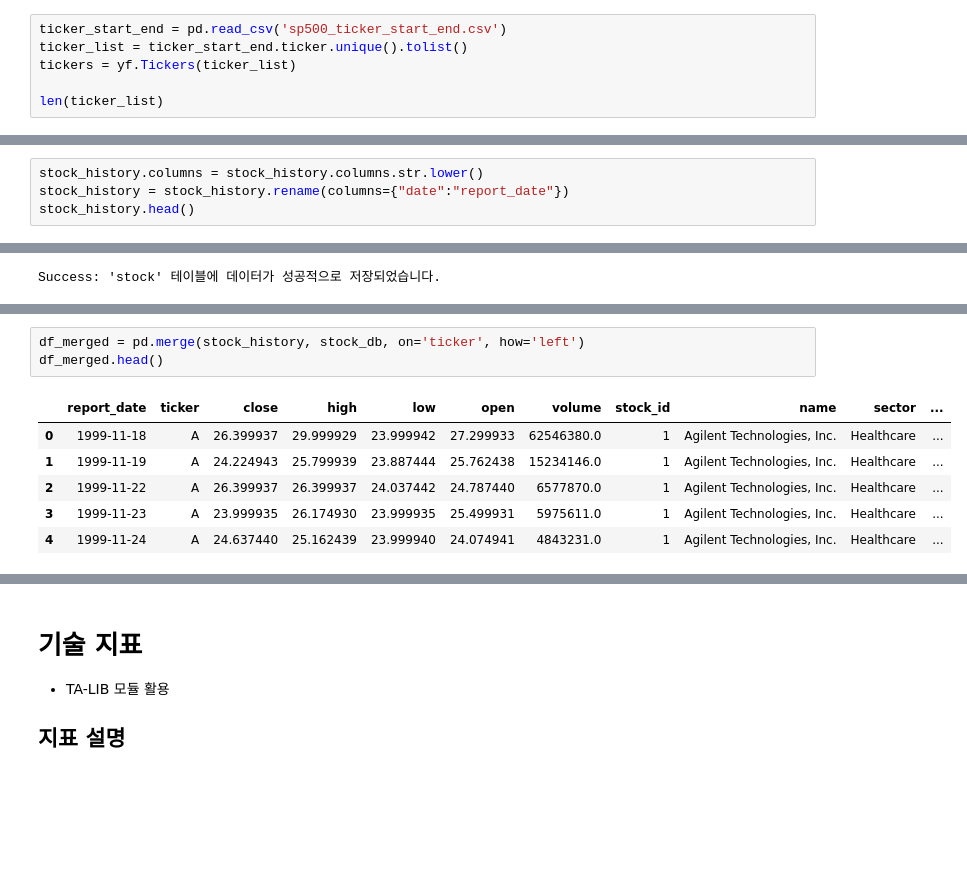
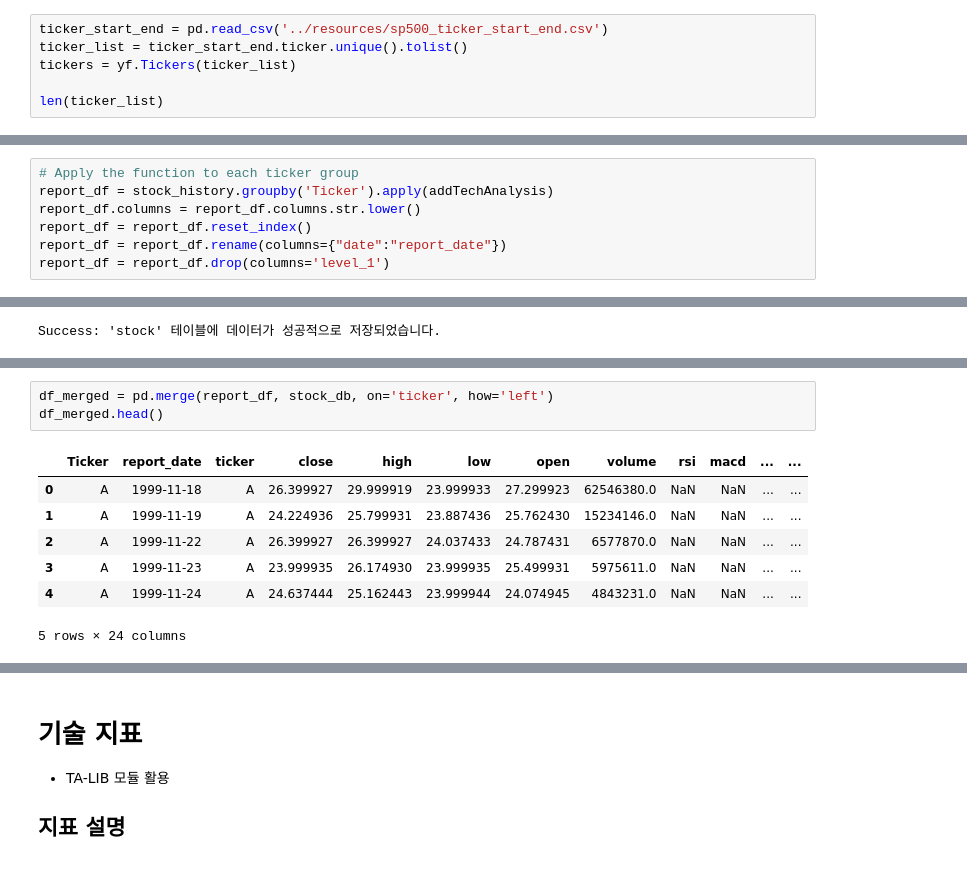
Before and after one commit to SHDS-ESC/StockSimulator-Data, a Jupyter notebook: ipynb/yfinance.ipynb, the cells around one changed output, grey strips where cells are left out. Cells and saved outputs as stored; diff of their text form; blank space fills up the shorter version.

```diff
--- a/ipynb/yfinance.ipynb
+++ b/ipynb/yfinance.ipynb
@@ -11,7 +11,7 @@ import yfinance as yf
 - city :
 - firstTradeDateMilliseconds : stock_ipo
 # %%
-ticker_start_end = pd.read_csv('sp500_ticker_start_end.csv')
+ticker_start_end = pd.read_csv('../resources/sp500_ticker_start_end.csv')
 ticker_list = ticker_start_end.ticker.unique().tolist()
 tickers = yf.Tickers(ticker_list)
 
@@ -143,4 +159,0 @@ stock_history
-# %%
-stock_history.columns = stock_history.columns.str.lower()
-stock_history = stock_history.rename(columns={"date":"report_date"})
-stock_history.head()
@@ -153,0 +160,7 @@ stock_history.head()
+# %%
+# Apply the function to each ticker group
+report_df = stock_history.groupby('Ticker').apply(addTechAnalysis)
+report_df.columns = report_df.columns.str.lower()
+report_df = report_df.reset_index()
+report_df = report_df.rename(columns={"date":"report_date"})
+report_df = report_df.drop(columns='level_1')
@@ -278,15 +331,16 @@ Success: 'stock' 테이블에서 데이터를 성공적으로 로드했습니다
 | 3 | 4 | AAPL | Apple Inc. | Technology | Consumer Electronics | Cupertino | 1980-12-12 | None | 2025-09-11 |
 | 4 | 5 | ABBV | AbbVie Inc. | Healthcare | Drug Manufacturers - General | North Chicago | 2013-01-02 | None | 2025-09-11 |
 # %%
-df_merged = pd.merge(stock_history, stock_db, on='ticker', how='left')
+df_merged = pd.merge(report_df, stock_db, on='ticker', how='left')
 df_merged.head()
 # %% [output]
-|  | report_date | ticker | close | high | low | open | volume | stock_id | name | sector | ... |
-| 0 | 1999-11-18 | A | 26.399937 | 29.999929 | 23.999942 | 27.299933 | 62546380.0 | 1 | Agilent Technologies, Inc. | Healthcare | ... |
-| 1 | 1999-11-19 | A | 24.224943 | 25.799939 | 23.887444 | 25.762438 | 15234146.0 | 1 | Agilent Technologies, Inc. | Healthcare | ... |
-| 2 | 1999-11-22 | A | 26.399937 | 26.399937 | 24.037442 | 24.787440 | 6577870.0 | 1 | Agilent Technologies, Inc. | Healthcare | ... |
-| 3 | 1999-11-23 | A | 23.999935 | 26.174930 | 23.999935 | 25.499931 | 5975611.0 | 1 | Agilent Technologies, Inc. | Healthcare | ... |
-| 4 | 1999-11-24 | A | 24.637440 | 25.162439 | 23.999940 | 24.074941 | 4843231.0 | 1 | Agilent Technologies, Inc. | Healthcare | ... |
+|  | Ticker | report_date | ticker | close | high | low | open | volume | rsi | macd | ... | ... |
+| 0 | A | 1999-11-18 | A | 26.399927 | 29.999919 | 23.999933 | 27.299923 | 62546380.0 | NaN | NaN | ... | ... |
+| 1 | A | 1999-11-19 | A | 24.224936 | 25.799931 | 23.887436 | 25.762430 | 15234146.0 | NaN | NaN | ... | ... |
+| 2 | A | 1999-11-22 | A | 26.399927 | 26.399927 | 24.037433 | 24.787431 | 6577870.0 | NaN | NaN | ... | ... |
+| 3 | A | 1999-11-23 | A | 23.999935 | 26.174930 | 23.999935 | 25.499931 | 5975611.0 | NaN | NaN | ... | ... |
+| 4 | A | 1999-11-24 | A | 24.637444 | 25.162443 | 23.999944 | 24.074945 | 4843231.0 | NaN | NaN | ... | ... |
+5 rows × 24 columns
 # %%
 df_merged.columns
 # %% [output]
```
Also changed, not shown: parts of 10 cells of this notebook, 4 other files.
